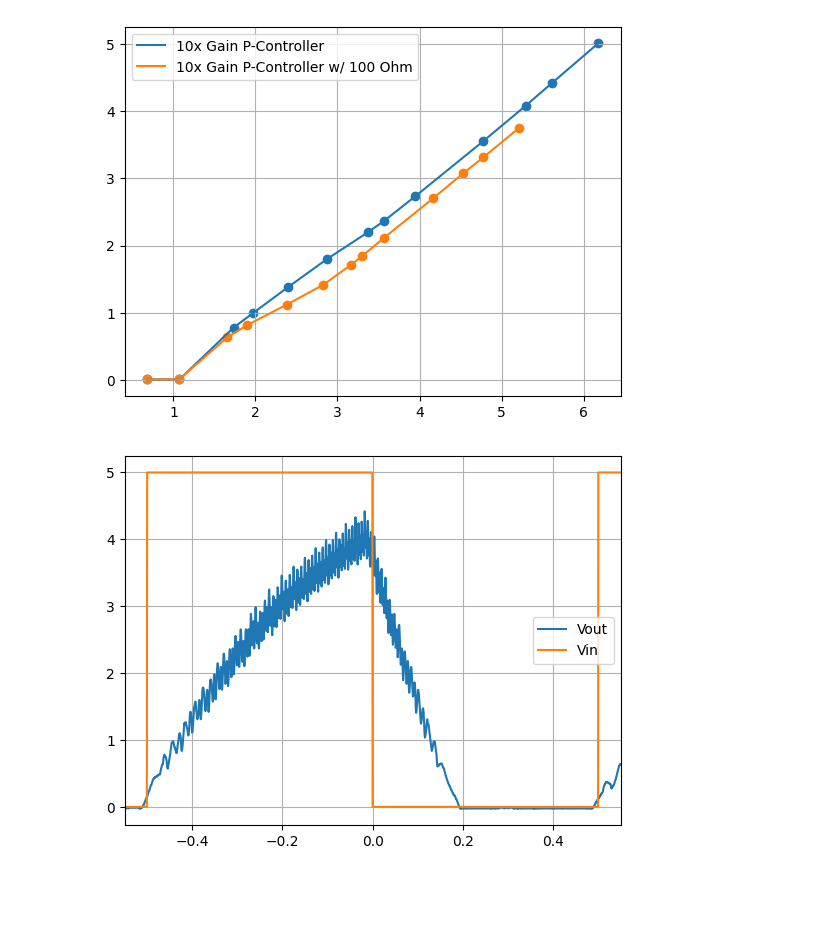
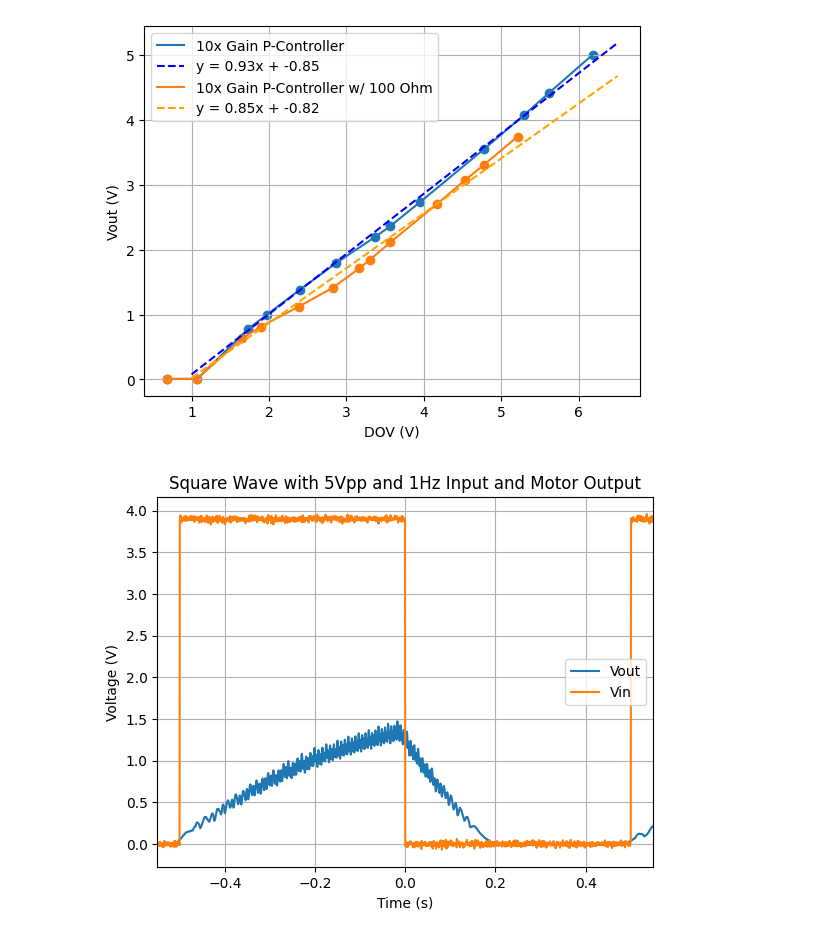
Before and after one commit to DanNguyenN/CE3202-Fundamentals, a Jupyter notebook: Lab9/main.ipynb, the cells around one changed output. Drawn from its saved outputs; the diff is of its cells as text; code cells hidden in the pictures; blank space fills up the shorter version.

```diff
--- a/Lab9/main.ipynb
+++ b/Lab9/main.ipynb
@@ -43,39 +80,61 @@ df5a = pd.read_csv('data5a.csv')
 plt.scatter(df5a['Vout'], df5a['DOV'])
 plt.plot(df5a['Vout'], df5a['DOV'], label = "10x Gain P-Controller")
 
+#Make the trendline for the data
+m, b = np.polyfit(df5a['Vout'], df5a['DOV'], 1)
+#Plot the data
+x = np.linspace(1, 6.5, 100)
+y = m*x + b
+plt.plot(x, y, '--', label = f'y = {round(float(m), 2)}x + {round(float(b), 2)}', color = 'blue')
+
 df5b = pd.read_csv('data5b.csv')
 plt.scatter(df5b['Vout'], df5b['DOV'])
 plt.plot(df5b['Vout'], df5b['DOV'], label = "10x Gain P-Controller w/ 100 Ohm")
+
+#Make the trendline for the data
+m, b = np.polyfit(df5b['Vout'], df5b['DOV'], 1)
+#Plot the data
+x = np.linspace(1, 6.5, 100)
+y = m*x + b
+plt.plot(x, y, '--', label = f'y = {round(float(m), 2)}x + {round(float(b), 2)}', color = 'orange')
+
+plt.xlabel('DOV (V)')
+plt.ylabel('Vout (V)')
 
 plt.legend()
 
 #Axis grid line only
 plt.grid(True)
 # %% [output]
-[figure, old version]
+[figure, new version]
 # %%
-df = pd.read_csv('part7.csv', skiprows=20, names = ['time', 'Vin', 'Vout'], encoding='utf-8')
+df = pd.read_csv('data7.csv', skiprows=20, names = ['time', 'Vin', 'Vout'], encoding='utf-8')
 
 #Make it so that the x-axis starts at 0
 
 #Take in only 1 period of the signal
 df = df[df['time'] < 1]
 
-plt.plot(df['time'], df['Vout'] * 3, label = "Vout")
+plt.plot(df['time'], df['Vout'] , label = "Vout")
 
 #x-axis limit from -.5 to .5
 plt.xlim(-.55, .55)
 
 #Plot a square wave with 5Vpp and 1Hz
 
-square_wave = -5 * np.sign(np.sin(2 * np.pi * df['time']))
+square_wave = -3.9 * np.sign(np.sin(2 * np.pi * df['time']))
 square_wave[square_wave < 0] = 0  # Setting values below 0 to 0
+#Add some small noise to the signal
+square_wave = square_wave + np.random.normal(0, .02, len(square_wave))
 
 plt.plot(df['time'], square_wave, label = "Vin")
 
 plt.legend()
+plt.xlabel("Time (s)")
+plt.ylabel("Voltage (V)")
+plt.title("Square Wave with 5Vpp and 1Hz Input and Motor Output")
 
 #Axis grid line only
 plt.grid(True)
 # %% [output]
-[figure, old version]
+[figure, new version]
```
Also changed, not shown: parts of 2 cells of this notebook, 1 other file.
